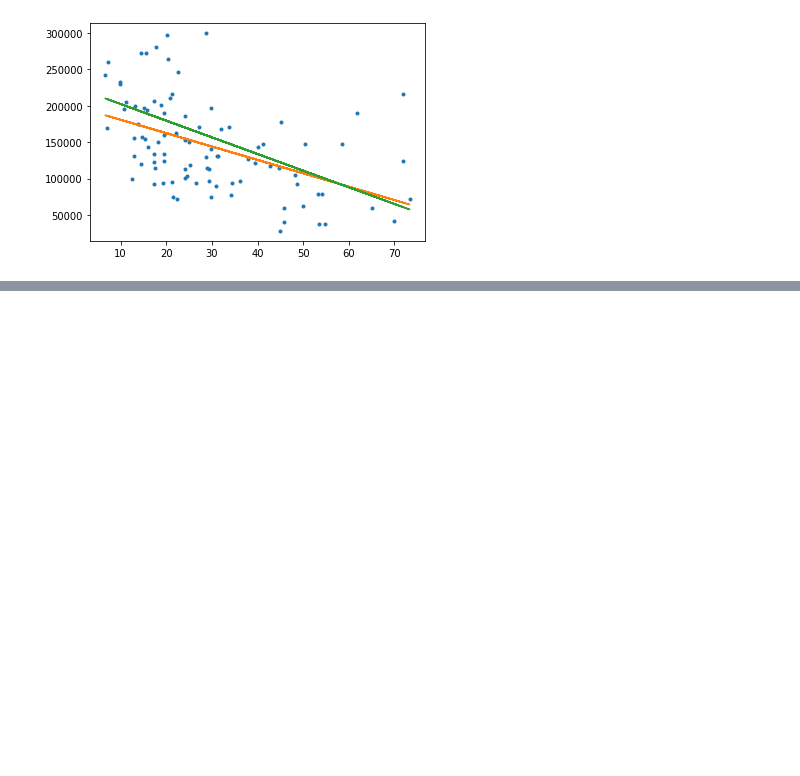
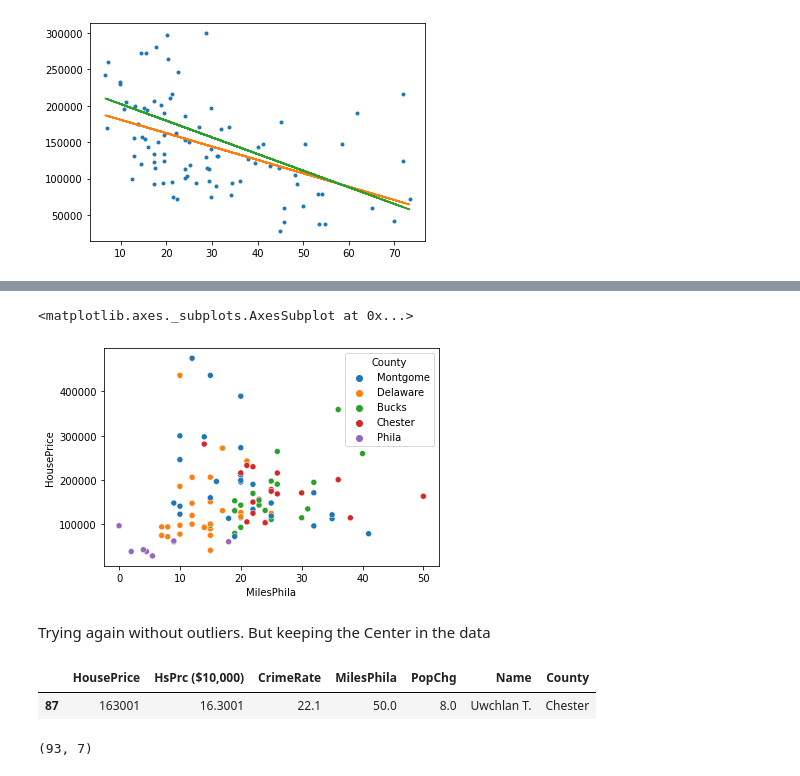
Before and after one commit to Aafaaq77/machineLearningCoursera, a Jupyter notebook: course2/linearRegressionC2W1.ipynb, the cells around one changed output, grey strips where cells are left out. Cells and saved outputs as stored; diff of their text form; code cells hidden in the pictures; blank space fills up the shorter version.

```diff
--- a/course2/linearRegressionC2W1.ipynb
+++ b/course2/linearRegressionC2W1.ipynb
@@ -181,0 +193,18 @@ plt.plot(sales_nohighend['CrimeRate'], sales_nohighend['HousePrice'], '.',
+# %%
+sns.scatterplot(x='MilesPhila', y='HousePrice', data=sales, hue='County')
+# %% [output]
+<matplotlib.axes._subplots.AxesSubplot at 0x...>
+[figure, added]
+# %% [markdown]
+Trying again without outliers.
+But keeping the Center in the data
+# %%
+sales[sales['MilesPhila'] == 50.0]
+# %% [output]
+|  | HousePrice | HsPrc ($10,000) | CrimeRate | MilesPhila | PopChg | Name | County |
+| 87 | 163001 | 16.3001 | 22.1 | 50.0 | 8.0 | Uwchlan T. | Chester |
+# %%
+sales_df = sales[(sales['MilesPhila'] != 50.0) & (sales['HousePrice'] < 350000)]
+sales_df.shape
+# %% [output]
+(93, 7)
```
Also changed, not shown: parts of 14 cells of this notebook.
